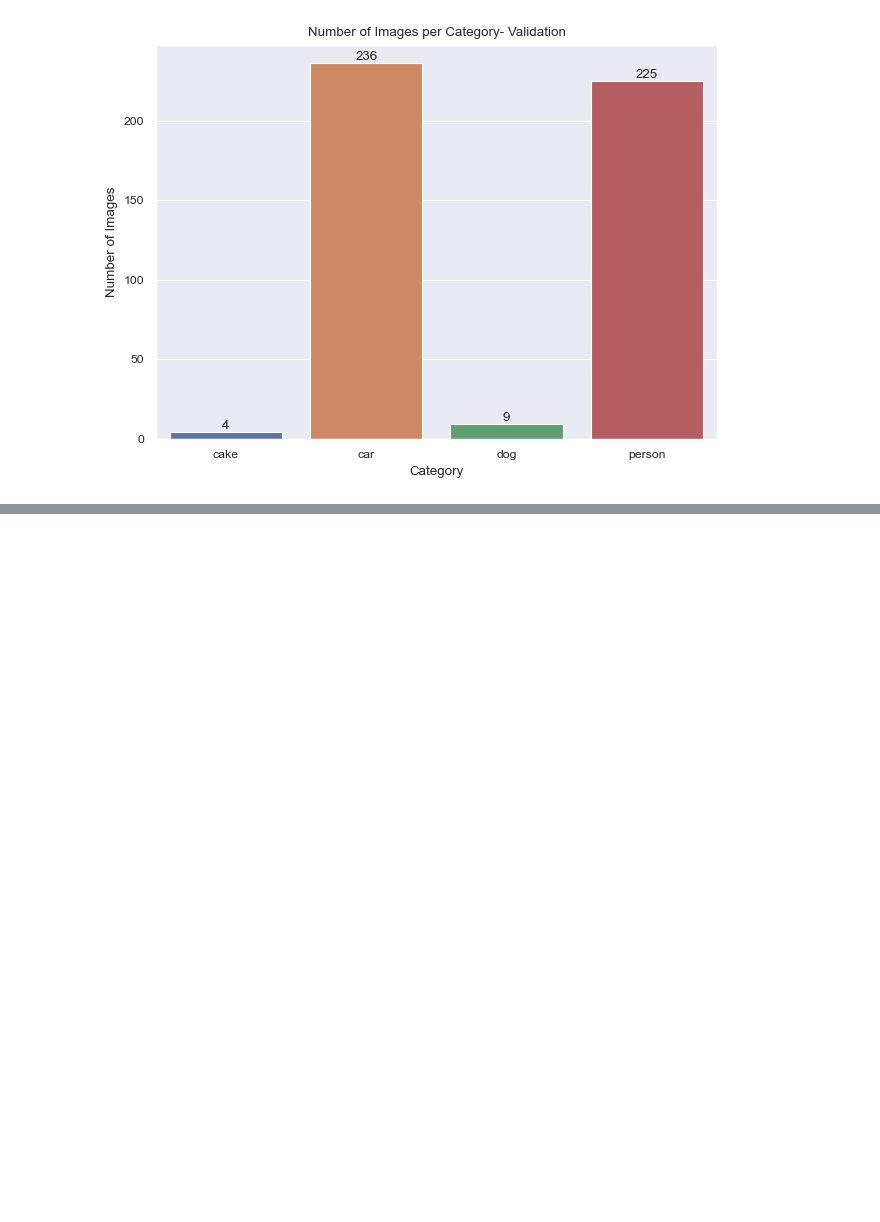
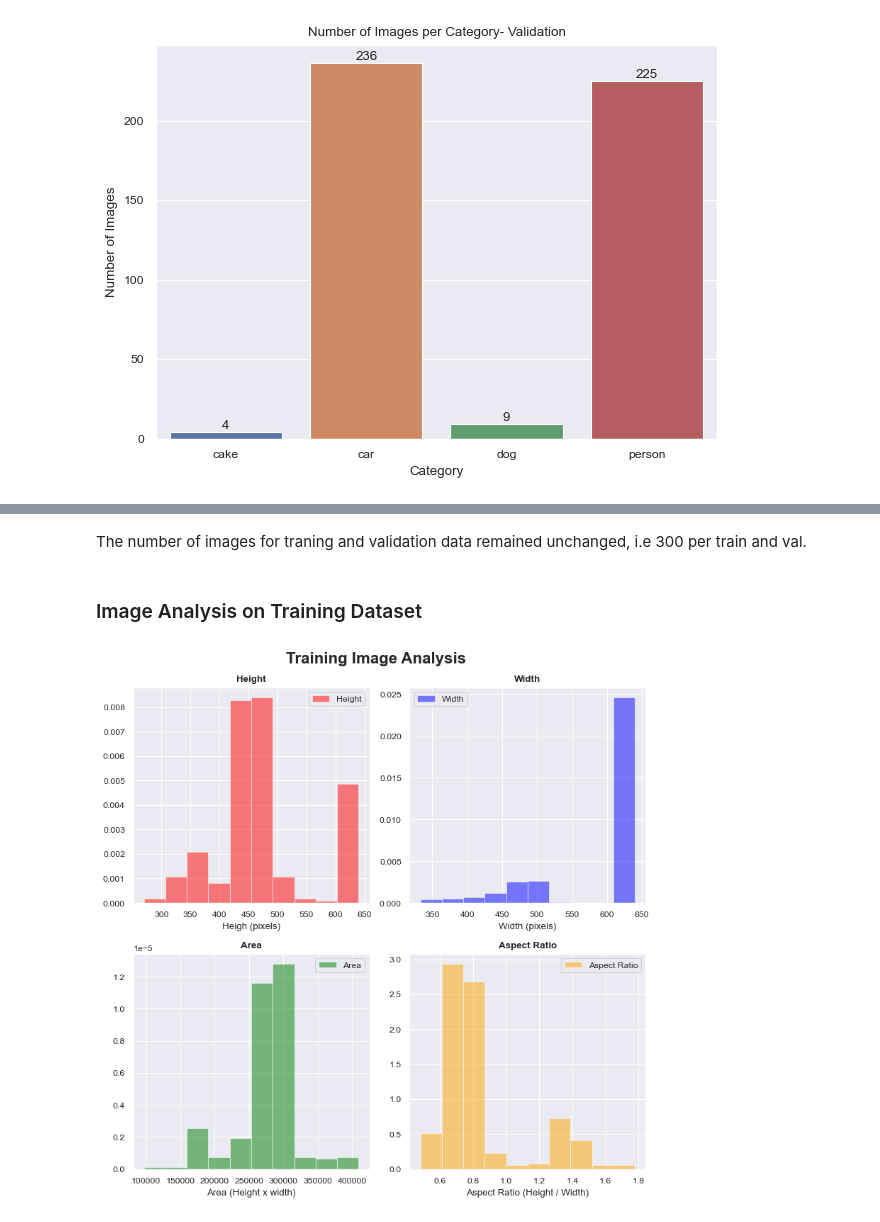
Before and after one commit to Mohitag94/Instance_Segmentation, a Jupyter notebook: coco_eda.ipynb, the cells around one changed output, grey strips where cells are left out. Saved outputs shown, nothing was run; the diff lists cells and outputs as text; code cells hidden in the pictures; blank space fills up the shorter version.

```diff
--- a/coco_eda.ipynb
+++ b/coco_eda.ipynb
@@ -212,0 +378,12 @@ Number of Images: 225
+# %% [markdown]
+The number of images for traning and validation data remained unchanged, i.e 300 per train and val.
+# %%
+# image analysis for the target classes
+train_imgs = train_coco.loadImgs(train_image_ids)
+# %% [markdown]
+### Image Analysis on Training Dataset
+# %%
+# train imae analysis
+train_image_stats = image_analysis(train_coco, train_image_ids, "training")
+# %% [output]
+[figure, added]
```
Also changed, not shown: parts of 26 cells of this notebook, 6 other files.
